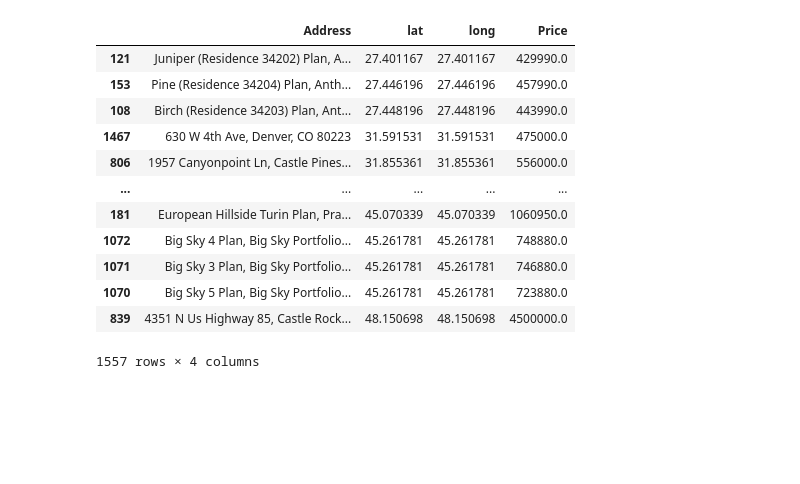
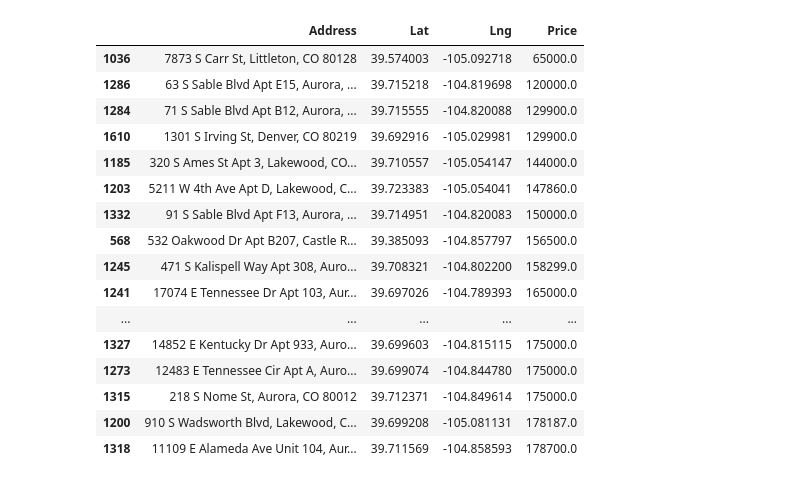
Before and after one commit to JenBroz/ETL_Project, a Jupyter notebook: notebook/heatmap.ipynb, the cells around one changed output. Saved outputs shown, nothing was run; the diff lists cells and outputs as text; code cells hidden in the pictures; blank space fills up the shorter version.

```diff
--- a/notebook/heatmap.ipynb
+++ b/notebook/heatmap.ipynb
@@ -5,6 +6,6 @@ import numpy as np
 # %%
 sales = pd.read_csv('../Data/sales97.csv')
-geo = pd.read_csv('../Data/LatLong_Sales97.csv')
+geo = pd.read_csv('../Data/co_geo.csv')
 
 heat_info = geo.join(sales.set_index('Address'), on='Address')
 # heat_info['Price'] = heat_info['Price'].str.replace(',', '').str.replace('$', '')
@@ -20,21 +21,25 @@ heat_info.head()
 # %%
 # heat_info = heat_info['Price'].dropna()
 # heat_info_short= heat_info[['Name', 'lat', 'long', 'price']]
 # heat_info_shot.head()
-heat_info_cols = heat_info.filter(items=['Address', 'lat', 'long', 'Price'])
+heat_info_cols = heat_info.filter(items=['Address', 'Lat', 'Lng', 'Price'])
 heat_info_cols = heat_info_cols.drop(index=46)
-heat_info_cols.sort_values('lat')
+heat_info_cols.sort_values('Price', ascending=True).head(20)
 # %% [output]
-|  | Address | lat | long | Price |
-| 121 | Juniper (Residence 34202) Plan, A... | 27.401167 | 27.401167 | 429990.0 |
-| 153 | Pine (Residence 34204) Plan, Anth... | 27.446196 | 27.446196 | 457990.0 |
-| 108 | Birch (Residence 34203) Plan, Ant... | 27.448196 | 27.448196 | 443990.0 |
-| 1467 | 630 W 4th Ave, Denver, CO 80223 | 31.591531 | 31.591531 | 475000.0 |
-| 806 | 1957 Canyonpoint Ln, Castle Pines... | 31.855361 | 31.855361 | 556000.0 |
+|  | Address | Lat | Lng | Price |
+| 1036 | 7873 S Carr St, Littleton, CO 80128 | 39.574003 | -105.092718 | 65000.0 |
+| 1286 | 63 S Sable Blvd Apt E15, Aurora, ... | 39.715218 | -104.819698 | 120000.0 |
+| 1284 | 71 S Sable Blvd Apt B12, Aurora, ... | 39.715555 | -104.820088 | 129900.0 |
+| 1610 | 1301 S Irving St, Denver, CO 80219 | 39.692916 | -105.029981 | 129900.0 |
+| 1185 | 320 S Ames St Apt 3, Lakewood, CO... | 39.710557 | -105.054147 | 144000.0 |
+| 1203 | 5211 W 4th Ave Apt D, Lakewood, C... | 39.723383 | -105.054041 | 147860.0 |
+| 1332 | 91 S Sable Blvd Apt F13, Aurora, ... | 39.714951 | -104.820083 | 150000.0 |
+| 568 | 532 Oakwood Dr Apt B207, Castle R... | 39.385093 | -104.857797 | 156500.0 |
+| 1245 | 471 S Kalispell Way Apt 308, Auro... | 39.708321 | -104.802200 | 158299.0 |
+| 1241 | 17074 E Tennessee Dr Apt 103, Aur... | 39.697026 | -104.789393 | 165000.0 |
 | ... | ... | ... | ... | ... |
-| 181 | European Hillside Turin Plan, Pra... | 45.070339 | 45.070339 | 1060950.0 |
-| 1072 | Big Sky 4 Plan, Big Sky Portfolio... | 45.261781 | 45.261781 | 748880.0 |
-| 1071 | Big Sky 3 Plan, Big Sky Portfolio... | 45.261781 | 45.261781 | 746880.0 |
-| 1070 | Big Sky 5 Plan, Big Sky Portfolio... | 45.261781 | 45.261781 | 723880.0 |
-| 839 | 4351 N Us Highway 85, Castle Rock... | 48.150698 | 48.150698 | 4500000.0 |
+| 1327 | 14852 E Kentucky Dr Apt 933, Auro... | 39.699603 | -104.815115 | 175000.0 |
+| 1273 | 12483 E Tennessee Cir Apt A, Auro... | 39.699074 | -104.844780 | 175000.0 |
+| 1315 | 218 S Nome St, Aurora, CO 80012 | 39.712371 | -104.849614 | 175000.0 |
+| 1200 | 910 S Wadsworth Blvd, Lakewood, C... | 39.699208 | -105.081131 | 178187.0 |
+| 1318 | 11109 E Alameda Ave Unit 104, Aur... | 39.711569 | -104.858593 | 178700.0 |
-1557 rows × 4 columns
```
Also changed, not shown: parts of 5 cells of this notebook, 3 other files.
